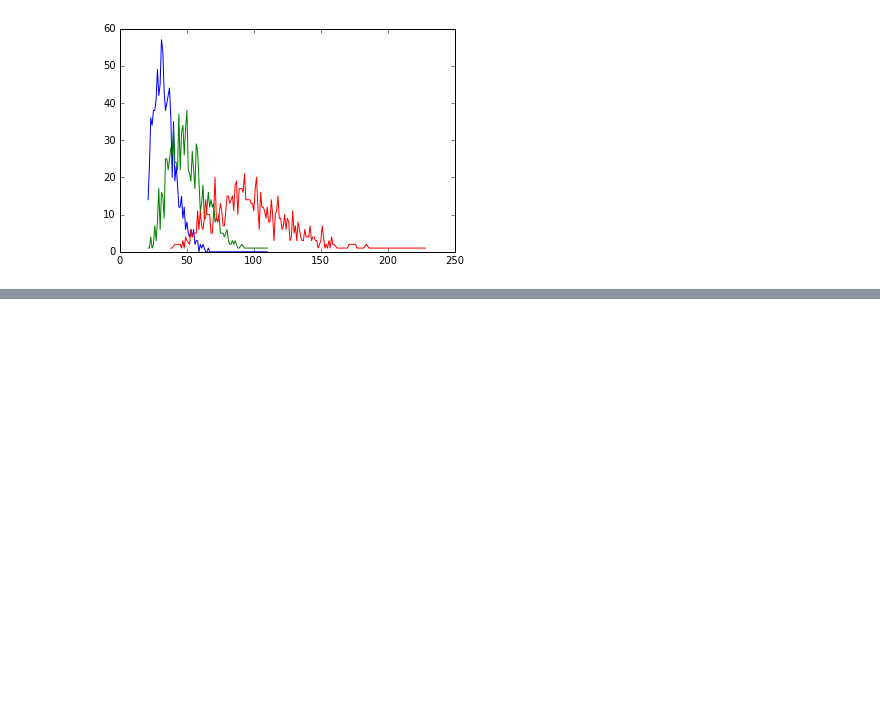
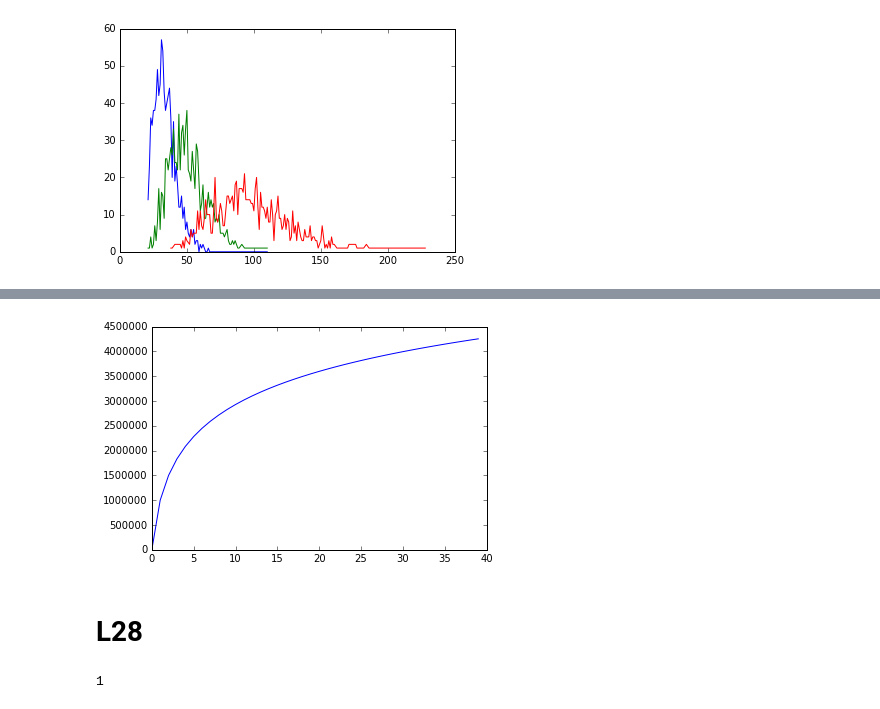
Before and after one commit to thevioletpiece/data_science_tools, a Jupyter notebook: Population Modelling.ipynb, the cells around one changed output, grey strips where cells are left out. Drawn from its saved outputs; the diff is of its cells as text; code cells hidden in the pictures; blank space fills up the shorter version.

```diff
--- a/Population Modelling.ipynb
+++ b/Population Modelling.ipynb
@@ -146,0 +211,8 @@ plt.show()
+# %%
+def computePopulation(t):
+    population =[]
+    for cohort in cohorts:
+        for time in cohort:
+            if time[1] == t:
+                population.append(time[2])
+    return sum(population)
@@ -146,0 +235,6 @@ plt.show()
+# %%
+#What happened at about 15 months??
+plt.plot(range(40), [computePopulation(i) for i in range(40)])
+plt.show()
+# %% [output]
+[figure, added]
@@ -146,0 +245,18 @@ plt.show()
+# %% [markdown]
+# L28
+# %%
+import math
+cohort = 1000000
+probabilities = [float(math.floor(9*random.random()))/10 for i in range(cohort)]
+users = [[]]
+print(len(users))
+for i in range(28):
+    week =[]
+    for q in range(cohort):
+        if random.random() > probabilities[q]:
+            week.append(1)
+        else:
+            week.append(0)
+    users.append(week)
+# %% [output]
+1
```
Also changed, not shown: parts of 19 cells of this notebook, 1 other file.
